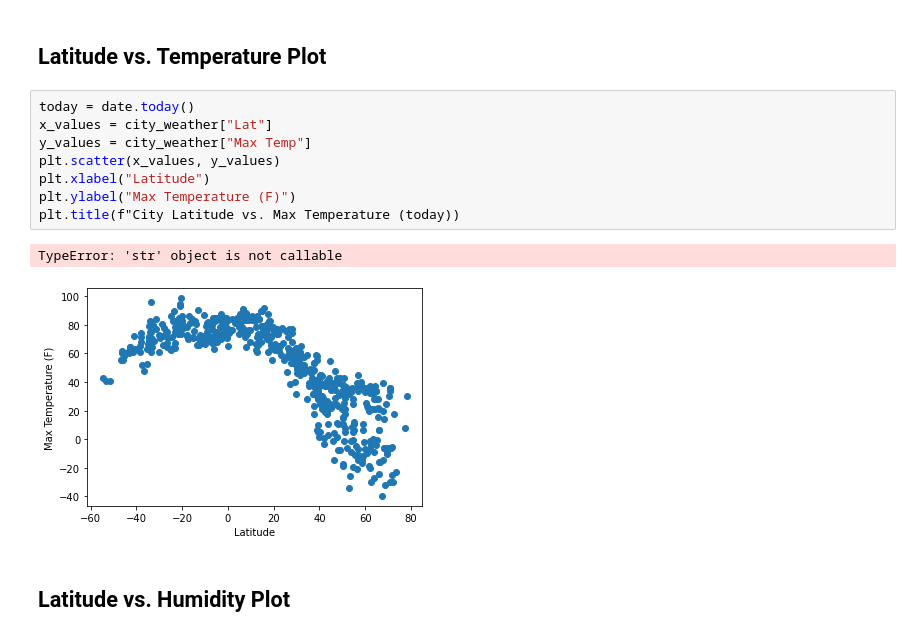
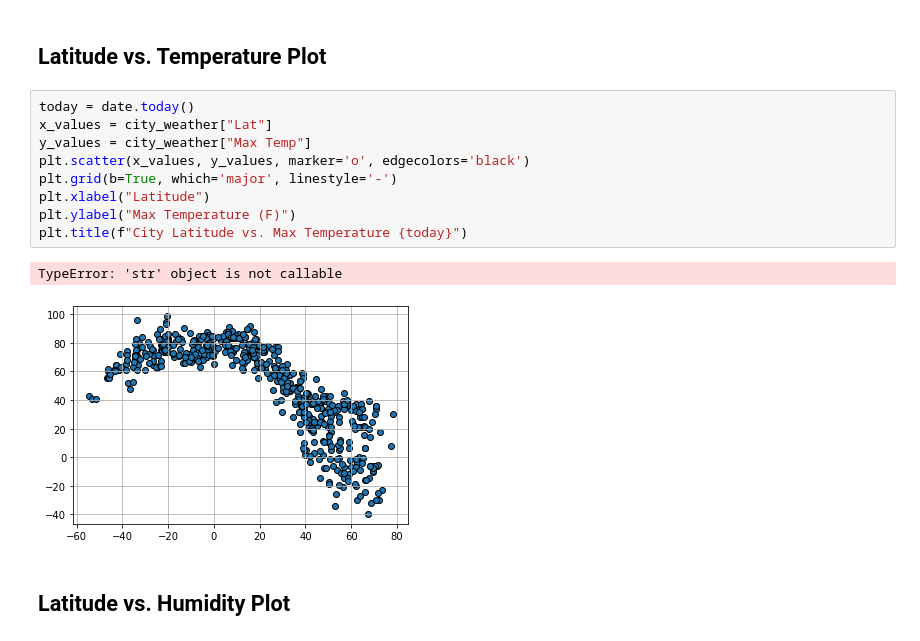
Before and after one commit to JRandle23/Python-API-Challenge, a Jupyter notebook: WeatherPy/WeatherPy.ipynb, the cells around one changed output. Cells and saved outputs as stored; diff of their text form.

```diff
--- a/WeatherPy/WeatherPy.ipynb
+++ b/WeatherPy/WeatherPy.ipynb
@@ -205,13 +205,14 @@ humidity_check
 # %%
 today = date.today()
 x_values = city_weather["Lat"]
 y_values = city_weather["Max Temp"]
-plt.scatter(x_values, y_values)
+plt.scatter(x_values, y_values, marker='o', edgecolors='black')
+plt.grid(b=True, which='major', linestyle='-')
 plt.xlabel("Latitude")
 plt.ylabel("Max Temperature (F)")
-plt.title(f"City Latitude vs. Max Temperature (today))
+plt.title(f"City Latitude vs. Max Temperature {today}")
 # %% [output]
 TypeError: 'str' object is not callable
-[figure, old version]
+[figure, new version]
 # %% [markdown]
 ## Latitude vs. Humidity Plot
```
Also changed, not shown: parts of 2 cells of this notebook.
